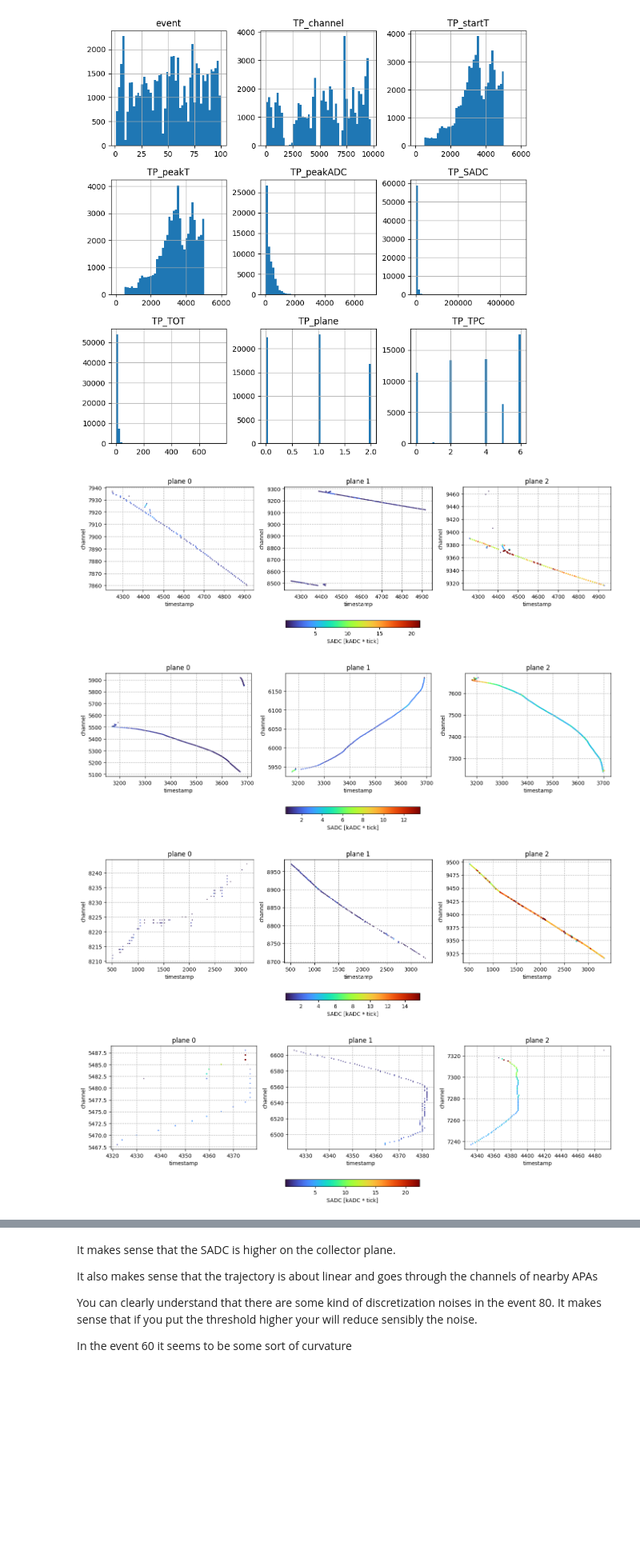
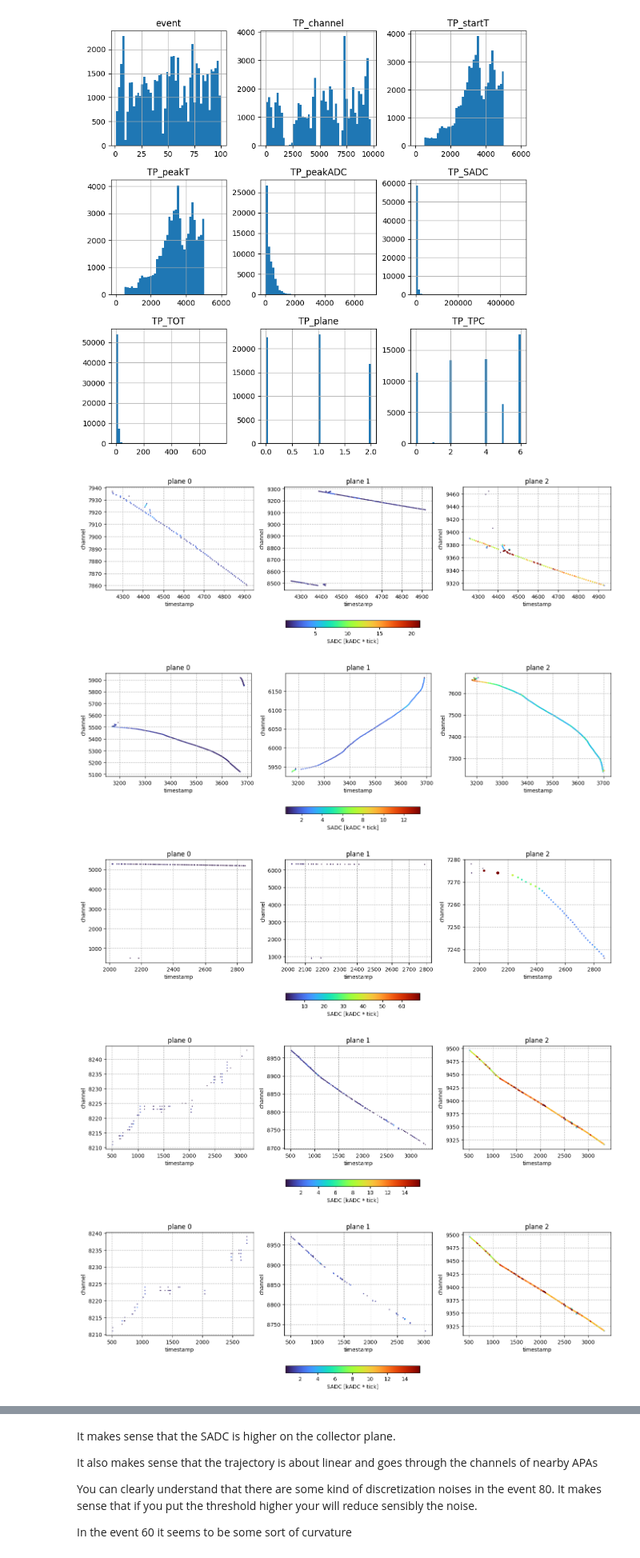
Before and after one commit to JuliaFavaro/SS25_TP_ProtoDUNE, a Jupyter notebook: src/MC_data.ipynb, the cells around one changed output, grey strips where cells are left out. Shown at 80% size. Drawn from its saved outputs; the diff is of its cells as text; code cells hidden in the pictures; blank space fills up the shorter version.

```diff
--- a/src/MC_data.ipynb
+++ b/src/MC_data.ipynb
@@ -77,35 +78,38 @@ plt.show()
 # %%
 def PlotData(df, event, hit_threshold = 80):
     '''
     A function that let's you plot the trajectory of the muon in time-channel space, as seen within the detector
     increase the hit finding threshold if you're seeing noise in the data
 
-    This cell provides a graphical “event display” for a chosen event, letting you examine the spatial and temporal structure of particle tracks as recorded by the detector’s wire plane
+    This cell provides a graphical “event display” for a chosen event, letting you examine the spatial and temporal structure of particle tracks as recorded by the detecto
     '''
 
     tps_all = df[(df.event == event)  & (df.TP_peakADC > hit_threshold)]
     vmin, vmax = tps_all["TP_SADC"].min()/1e3, (tps_all["TP_SADC"].max()/1e3)/2
 
     fig, ax = plt.subplots(1, 3, figsize=(14, 4.5))
 
     for plane in range(3):
         tps = tps_all[tps_all.TP_plane == plane]
         sc = ax[plane].scatter(tps.TP_peakT, tps.TP_channel, s=tps.TP_TOT / 10, c=tps.TP_SADC/1e3, cmap='turbo', vmin=vmin, vmax=vmax)
         ax[plane].set_xlabel("timestamp")
         ax[plane].set_ylabel("channel")
         ax[plane].set_title(f"plane {plane}")
         ax[plane].grid(linestyle='dashed')
 
     fig.colorbar(sc, ax=ax, orientation='horizontal', fraction=0.05, pad=-0.3).set_label("SADC [kADC * tick]")
     plt.tight_layout()
     plt.show()
 
 PlotData(tps, 92)
 PlotData(tps, 91)
-PlotData(tps, 80, hit_threshold=80)  # Adjust hit threshold to reduce noise
-PlotData(tps, 60, hit_threshold=80)  # Adjust hit threshold to reduce noise
+PlotData(tps,90)
+PlotData(tps, 80, hit_threshold=80)   #side effect of the induction plane, where the signal is a dual phase signal
+PlotData(tps, 80, hit_threshold=120)
+PlotData(tps,60)#it's because probably there is an electron (see the energy map)
 # %% [output]
 [figure]
 [figure]
-[figure, old version]
+[figure, new version]
-[figure, old version]
+[figure, new version]
+[figure, added]
```
Also changed, not shown: parts of 7 cells of this notebook.
